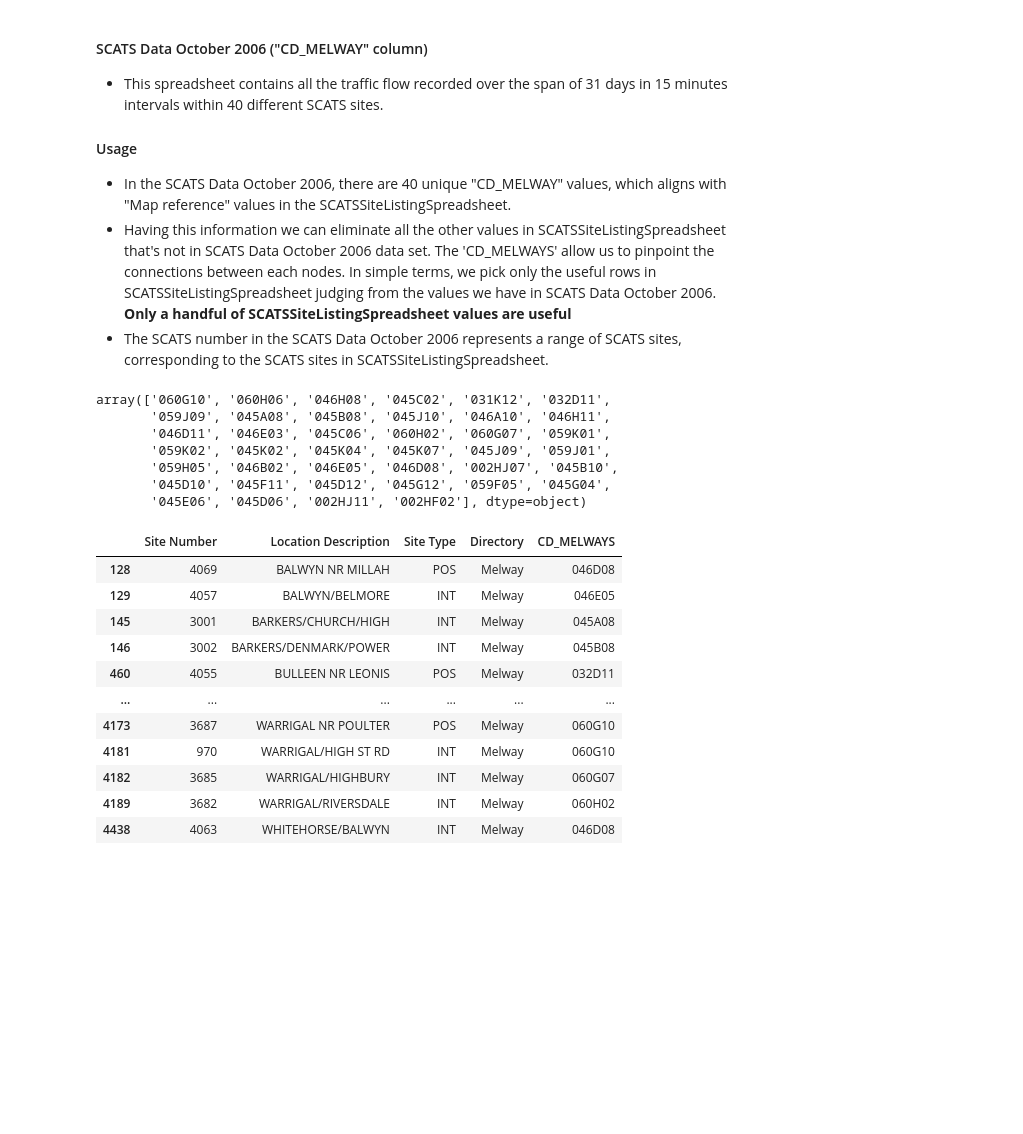
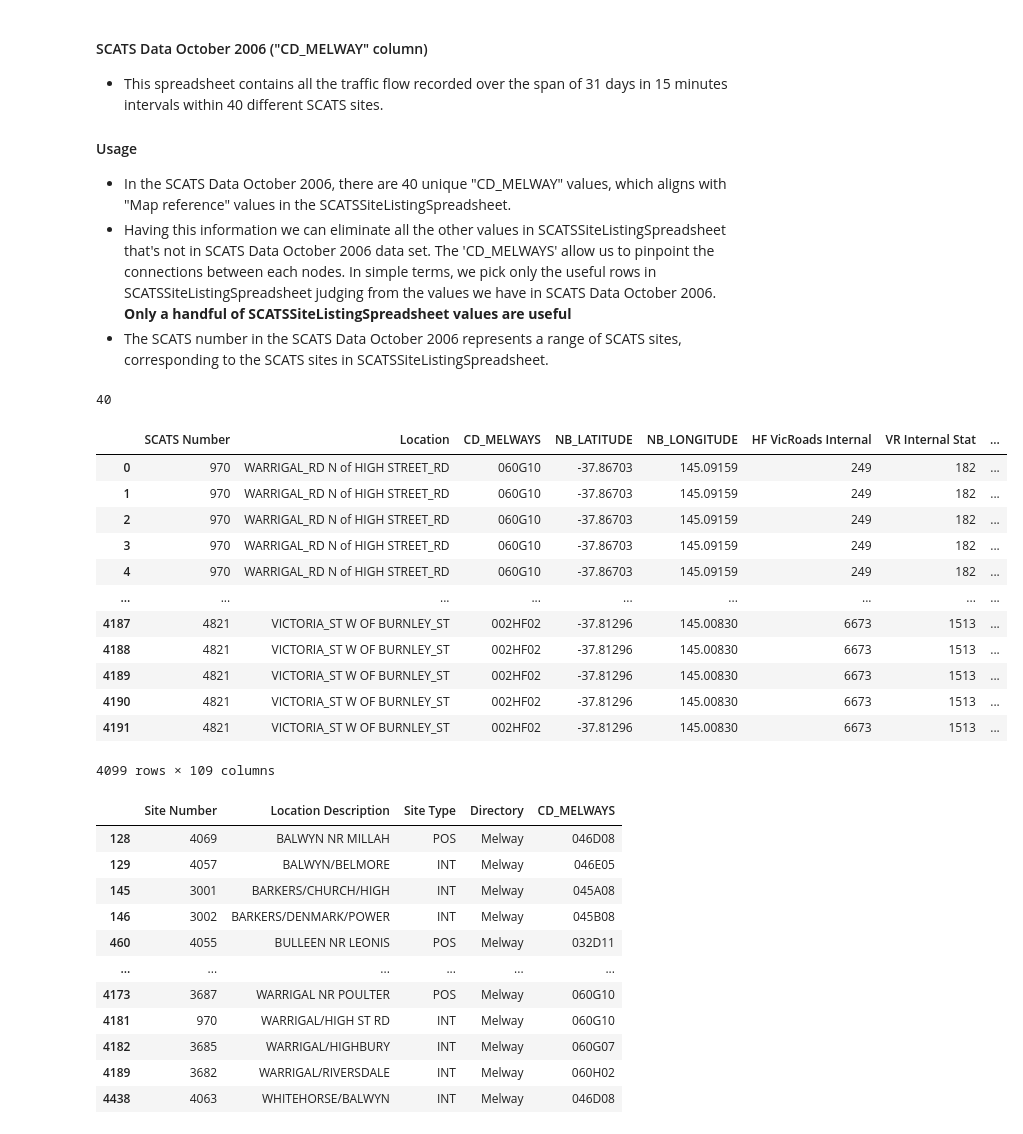
Before and after one commit to hengrvisal/Traffic-Flow-Prediction-System-TPFS, a Jupyter notebook: processing_data.ipynb, the cells around one changed output. Cells and saved outputs as stored; diff of their text form; code cells hidden in the pictures; blank space fills up the shorter version.

```diff
--- a/processing_data.ipynb
+++ b/processing_data.ipynb
@@ -34,15 +34,25 @@ df_scats_data_october["CD_MELWAYS"] = df_scats_data_october["CD_MELWAYS"].str.st
 df_scats_site_listing["CD_MELWAYS"] = df_scats_site_listing["CD_MELWAYS"].str.strip().str.replace(' ','')
 # %%
 common_cd_melways = df_scats_data_october['CD_MELWAYS'].dropna().unique()
-common_cd_melways
+len(common_cd_melways)
 # %% [output]
-array(['060G10', '060H06', '046H08', '045C02', '031K12', '032D11',
-       '059J09', '045A08', '045B08', '045J10', '046A10', '046H11',
-       '046D11', '046E03', '045C06', '060H02', '060G07', '059K01',
-       '059K02', '045K02', '045K04', '045K07', '045J09', '059J01',
-       '059H05', '046B02', '046E05', '046D08', '002HJ07', '045B10',
-       '045D10', '045F11', '045D12', '045G12', '059F05', '045G04',
-       '045E06', '045D06', '002HJ11', '002HF02'], dtype=object)
+40
+# %%
+df_scats_data_october
+# %% [output]
+|  | SCATS Number | Location | CD_MELWAYS | NB_LATITUDE | NB_LONGITUDE | HF VicRoads Internal | VR Internal Stat | ... |
+| 0 | 970 | WARRIGAL_RD N of HIGH STREET_RD | 060G10 | -37.86703 | 145.09159 | 249 | 182 | ... |
+| 1 | 970 | WARRIGAL_RD N of HIGH STREET_RD | 060G10 | -37.86703 | 145.09159 | 249 | 182 | ... |
+| 2 | 970 | WARRIGAL_RD N of HIGH STREET_RD | 060G10 | -37.86703 | 145.09159 | 249 | 182 | ... |
+| 3 | 970 | WARRIGAL_RD N of HIGH STREET_RD | 060G10 | -37.86703 | 145.09159 | 249 | 182 | ... |
+| 4 | 970 | WARRIGAL_RD N of HIGH STREET_RD | 060G10 | -37.86703 | 145.09159 | 249 | 182 | ... |
+| ... | ... | ... | ... | ... | ... | ... | ... | ... |
+| 4187 | 4821 | VICTORIA_ST W OF BURNLEY_ST | 002HF02 | -37.81296 | 145.00830 | 6673 | 1513 | ... |
+| 4188 | 4821 | VICTORIA_ST W OF BURNLEY_ST | 002HF02 | -37.81296 | 145.00830 | 6673 | 1513 | ... |
+| 4189 | 4821 | VICTORIA_ST W OF BURNLEY_ST | 002HF02 | -37.81296 | 145.00830 | 6673 | 1513 | ... |
+| 4190 | 4821 | VICTORIA_ST W OF BURNLEY_ST | 002HF02 | -37.81296 | 145.00830 | 6673 | 1513 | ... |
+| 4191 | 4821 | VICTORIA_ST W OF BURNLEY_ST | 002HF02 | -37.81296 | 145.00830 | 6673 | 1513 | ... |
+4099 rows × 109 columns
 # %%
 filtered_site_listing_vicroads = df_scats_site_listing[df_scats_site_listing['CD_MELWAYS'].isin(common_cd_melways)]
 filtered_site_listing_vicroads
```
Also changed, not shown: parts of 2 cells of this notebook.
